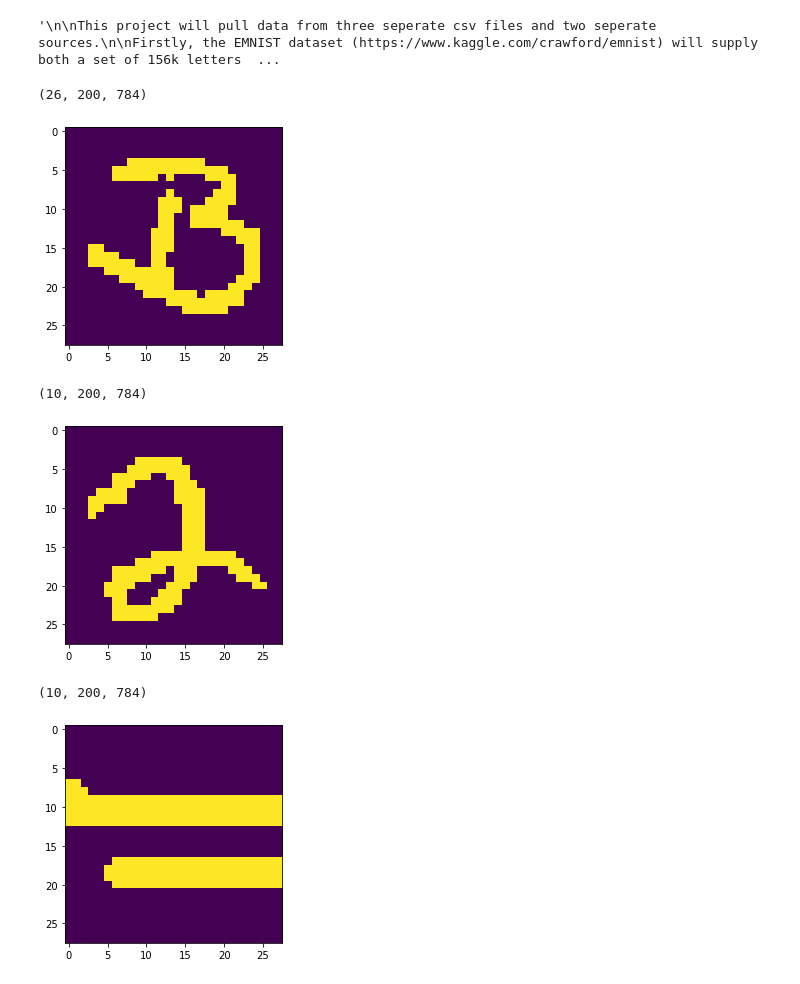
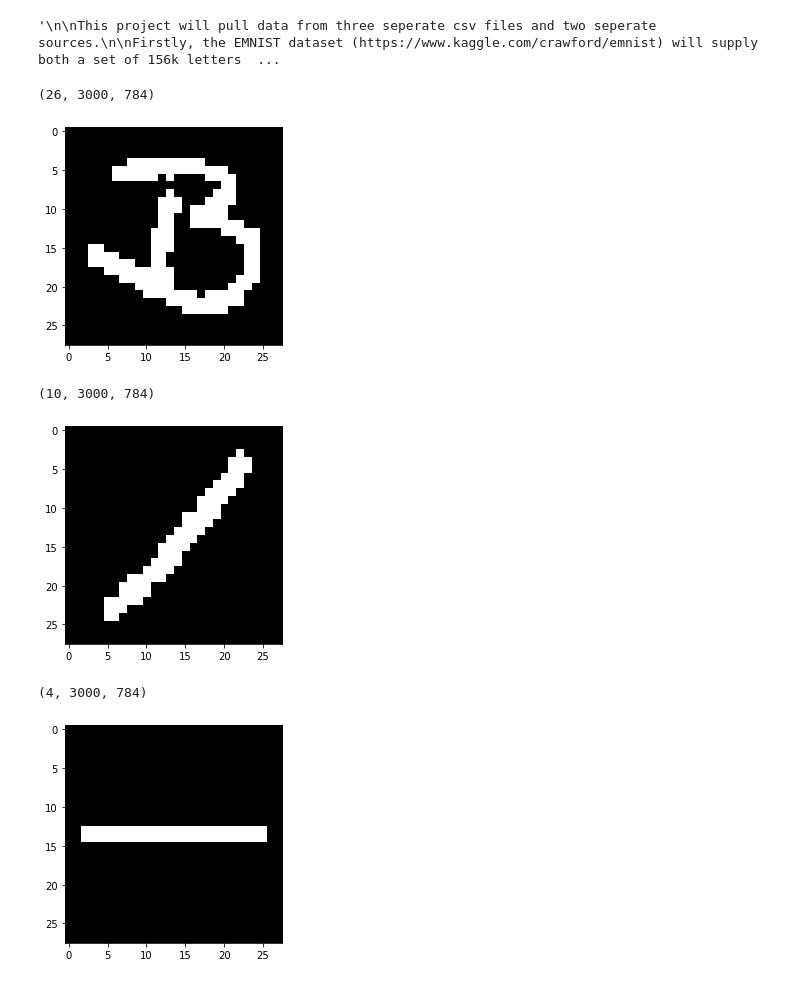
Before and after one commit to Robert-MacWha/Convolutional-OCR, a Jupyter notebook: Mathematical Expression Classification/preprocessing.ipynb, the cells around one changed output. Saved outputs shown, nothing was run; the diff lists cells and outputs as text; code cells hidden in the pictures.

```diff
--- a/Mathematical Expression Classification/preprocessing.ipynb
+++ b/Mathematical Expression Classification/preprocessing.ipynb
@@ -27,7 +27,7 @@ from tqdm import tqdm
 from tensorflow.keras.preprocessing.image import ImageDataGenerator
 # %%
 #? base data storage variables
-SAMPLES_PER_CLASS = 200
+SAMPLES_PER_CLASS = 3000
 # %%
 #? load 3k images from each item in the alphabetic csv
 ALPHABETIC_PATH = 'D:/Datasets/EMNIST/emnist-letters-train.csv'
@@ -46,7 +46,7 @@ a_data_npy = a_data_npy.reshape((-1, 784))
 THRESHOLD = 140
 a_data_npy = np.where(a_data_npy < THRESHOLD, 0, 1)
 
-# sort out and remove all but the first 3000 occurances of each class
+# sort out and remove all but the first [SAMPLES_PER_CLASS] occurances of each class
 a_balanced_data = [[] for _ in range(26)]
 a_class_frequency = [0] * 26
 for i in range(a_data_npy.shape[0]):
@@ -59,14 +59,14 @@ for i in range(a_data_npy.shape[0]):
 a_balanced_data_npy = np.asarray(a_balanced_data)
 
 print(a_balanced_data_npy.shape)
-plt.imshow(a_balanced_data_npy[1, 0].reshape((28, 28)))
+plt.imshow(a_balanced_data_npy[1, 0].reshape((28, 28)), 'gray')
 plt.show()
 # %% [output]
-(26, 200, 784)
+(26, 3000, 784)
-[figure, old version]
+[figure, new version]
 # %%
 #? load 3k images from each item in the numeric csv
-NUMERIC_PATH = 'D:/Datasets/EMNIST/emnist-mnist-train.csv'
+NUMERIC_PATH = 'D:/Datasets/EMNIST/emnist-digits-train.csv'
 n_data = pd.read_csv(NUMERIC_PATH)
 
 # extract lables for safekeeping
@@ -82,7 +82,7 @@ n_data_npy = n_data_npy.reshape((-1, 784))
 THRESHOLD = 140
 n_data_npy = np.where(n_data_npy < THRESHOLD, 0, 1)
 
-# sort out and remove all but the first 3000 occurances of each class
+# sort out and remove all but the first [SAMPLES_PER_CLASS] occurances of each class
 n_balanced_data = [[] for _ in range(10)]
 n_class_frequency = [0] * 10
 
@@ -98,11 +98,11 @@ for i in range(n_data_npy.shape[0]):
 n_balanced_data_npy = np.asarray(n_balanced_data)
 
 print(n_balanced_data_npy.shape)
-plt.imshow(n_balanced_data_npy[2, 0].reshape((28, 28)))
+plt.imshow(n_balanced_data_npy[1, 0].reshape((28, 28)), 'gray')
 plt.show()
 # %% [output]
-(10, 200, 784)
+(10, 3000, 784)
-[figure, old version]
+[figure, new version]
 # %%
 #? load the symbolic data from the Handwritten math symbols dataset.  This data was downloaded as a collection of images sorted into names directories
 SYMBOL_PATH = 'C:/Users/trebo/Downloads/Mathematical Symbols'
@@ -125,14 +125,19 @@ for dir in os.listdir(SYMBOL_PATH):
 
         # note: image is blurred and contrasted to increase it's line width.  The handwritten math symbols dataset contains both thinner digits and larger resolutions so detail is lost when reducting the resolution to 28x28.  This process reduces this loss in detail
 
-        # apply a blur filter to the image and shrink it down
-        img = img.filter(ImageFilter.GaussianBlur(2)).resize((28, 28))
+        # apply a blur filter to the image, shrink it down, and up its contrast
+        img = img.filter(ImageFilter.GaussianBlur(2)).resize((24, 24))
+        enhancer = ImageEnhance.Contrast(img)
+        img = enhancer.enhance(8)
 
-        # convert the image to a npy, invert it, and binarize it
+        # add padding to the image to make it fit in with the other images
+        img = ImageOps.expand(img, border=2, fill='white')
+
+        # convert the image to a npy, invert it, up its contrast, and binarize it
         img_npy = np.asarray(img).reshape((784))
         img_npy = 255 - img_npy
 
-        THRESHOLD = 20
+        THRESHOLD = 140
         img_npy = np.where(img_npy < THRESHOLD, 0, 1)
 
         # add it to the array of unformated data and increment the class counter
@@ -148,43 +153,43 @@ for dir in os.listdir(SYMBOL_PATH):
         print(f'Augmenting data for class {dir}')
 
         datagen = ImageDataGenerator(
-            rotation_range=10,
-            width_shift_range=0.1,
-            height_shift_range=0.1,
-            shear_range=0.1,
-            zoom_range=0.1,
-            horizontal_flip=True
+            rotation_range=0,
+            width_shift_range=0.2,
+            height_shift_range=0.2,
+            shear_range=0.2,
+            zoom_range=0.2,
+            horizontal_flip=False
         )
 
         augmentable_data = np.asarray(m_data)[:, :].reshape((-1, 28, 28, 1))
 
         for batch in datagen.flow(augmentable_data, batch_size=1):
 
             # binarize the new image and add it to the data
             THRESHOLD = 100
             augmented_img = (batch * 255) / batch.max()
             augmented_img = np.where(augmented_img < THRESHOLD, 0, 1)
             augmented_img = augmented_img.reshape(784)
 
             m_class_frequency[lable] += 1
             m_data.append(augmented_img)
 
             # stop generating more images when it's no longer necisary
             if (m_class_frequency[lable] >= SAMPLES_PER_CLASS):
                 break
 
     # convert the data to a npy and append it to the data array
     m_data_npy = np.asarray(m_data)
     m_balanced_data.append(m_data_npy)
 
     # increment the lable counter
     lable += 1
 
 # convert the list of balanced data into a npy
 m_balanced_data_npy = np.asarray(m_balanced_data)
 print(f'\n{m_balanced_data_npy.shape}')
-plt.imshow(m_balanced_data_npy[4, 0].reshape(28, 28))
+plt.imshow(m_balanced_data_npy[1, 0].reshape(28, 28), 'gray')
 plt.show()
 # %% [output]
-(10, 200, 784)
+(4, 3000, 784)
-[figure, old version]
+[figure, new version]
```
Also changed, not shown: parts of 3 cells of this notebook, 15 other files.
